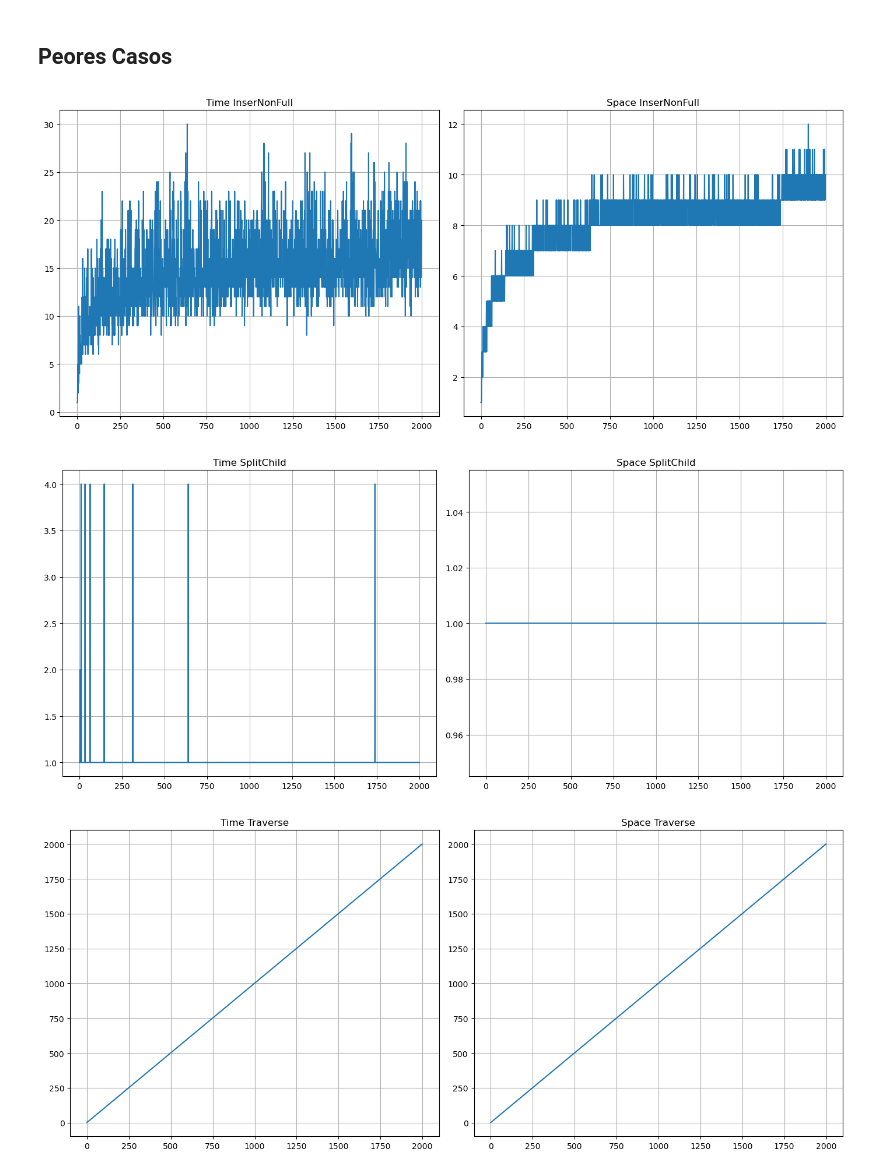
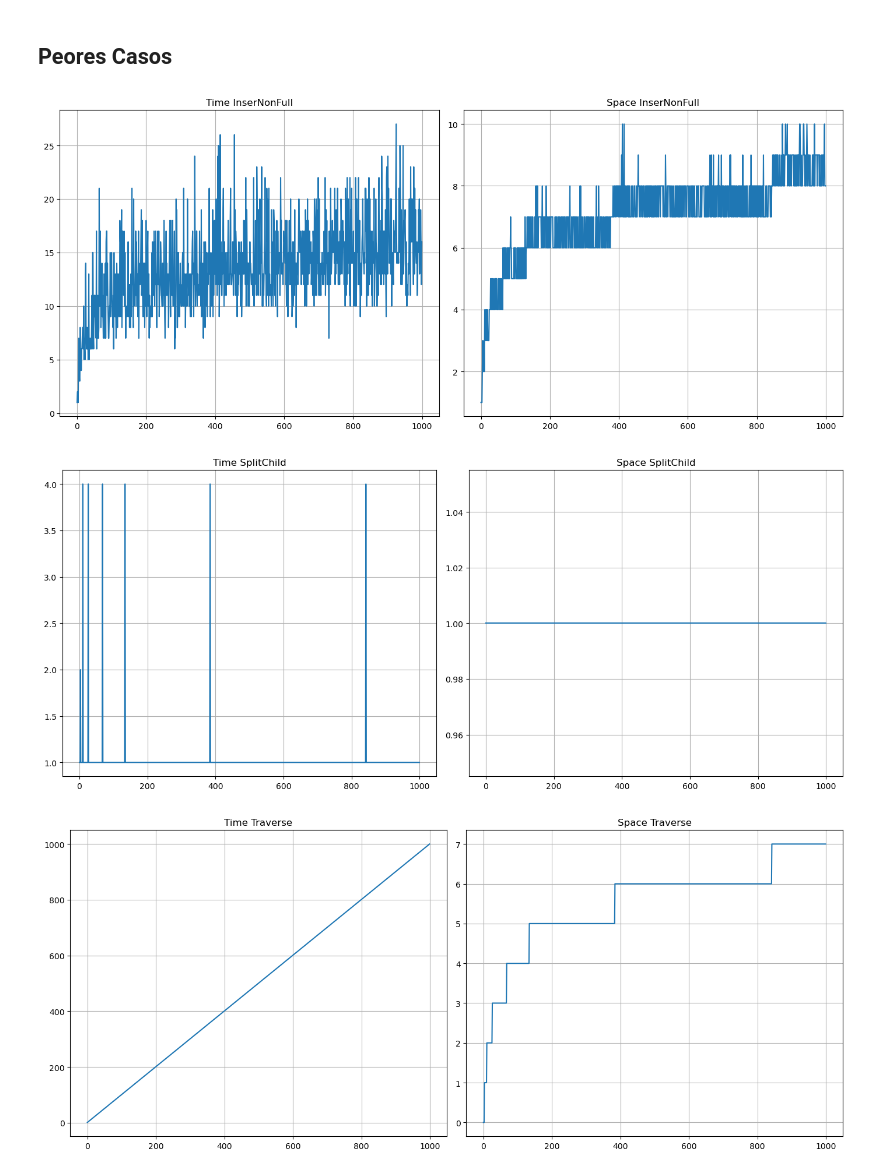
Before and after one commit to amglezb/EDA-II, a Jupyter notebook: PRACTICAS/GONZALEZ_BARRAGAN-PRACTICA_9/practica9.ipynb, the cells around one changed output. Cells and saved outputs as stored; diff of their text form; code cells hidden in the pictures.

```diff
--- a/PRACTICAS/GONZALEZ_BARRAGAN-PRACTICA_9/practica9.ipynb
+++ b/PRACTICAS/GONZALEZ_BARRAGAN-PRACTICA_9/practica9.ipynb
@@ -39,7 +39,7 @@ class BTreeNode:
                 time += 1
                 i -= 1                                          # log_t(n)*5(2t-1)          # log_t(n)*2
             if self.C[i + 1].n == 2 * self.t - 1:               # log_t(n)*14               # log_t(n)*1
-                ts, ss = self.splitChild(i + 1, self.C[i + 1])           # log_t(n)*(9+(93t-6))      # log_t(n)*(17t+3)
+                ts, ss = self.splitChild(i + 1, self.C[i + 1])  # log_t(n)*(9+(93t-6))      # log_t(n)*(17t+3)
                 time += ts
                 space += ss
                 if self.keys[i + 1].key < data.key:             # log_t(n)*10               # log_t(n)*1
@@ -78,17 +78,17 @@ class BTreeNode:
         # Mejor Caso                                            = 69t-11        = 12t+4
 
     def traverse(self, l, time, space):                                 # Temporal          # Espacial
+        space = max(space, l)
         for i in range(self.n):                                         # 9n                # 1
             time += 1
-            space += 1
             if not self.leaf:                                           # 4n                # 1
-                time, space = self.C[i].traverse(l + 1, time, space)    # 7n+n              # n
+                time, space = self.C[i].traverse(l + 1, time, space)    # 7n+n              # 1log_t(n)
             # print("\t" * l, l, self.keys[i], end=' ')                 # 8n
         # print()                                                       # 1
         if not self.leaf:                                               # 4                 # 1
-            time, space = self.C[self.n].traverse(l + 1, time, space)   # 8n                # n
+            time, space = self.C[self.n].traverse(l + 1, time, space)   # 8n                # 1log_t(n)
         return time, space
-        # Caso Peor/Promedio/Mejor:                                     = 37n+5             = 2n+3
+        # Caso Peor/Promedio/Mejor:                                     = 37n+5             = 2log_t(n)+3
 
     def search(self, k, time, space):                           # Temporal                  # Espacial
         time += 1
@@ -105,7 +105,7 @@ class BTreeNode:
         # Peor Caso                                             = 34tlog_t(n)+10log_t(n)+(log_t(n))^2
         #                                                                                   = 8log_t(n)
         # Mejor Caso                                            = 34t                       = 6
-        # Caso Promedio                                         # 17tlog_t(n)+5log_t(n)+(log_t(n))^2
+        # Caso Promedio                                         = 17tlog_t(n)+5log_t(n)+(log_t(n))^2
         #                                                                                   = 4log_t(n)
 
 class BTree:
@@ -183,7 +183,7 @@ Not Found
 LENGTH_STR = 5
 D = 2
 
-N = 2000
+N = 1000
 R_MIN = 100
 R_MAX = 1000000
 
@@ -219,33 +219,33 @@ for i in range(1, N + 1):
     ys_insert.append(space)
 
     yt_split.append(time_split)
     ys_split.append(space_split)
 
     time, space = A.traverse()
 
     yt_traverse.append(time)
     ys_traverse.append(space)
 
     k = i + 1
     _, time, space = A.search(k)
 
     yt_search.append(time)
     ys_search.append(space)
 
 titles = ["Time InserNonFull", "Space InserNonFull", "Time SplitChild", "Space SplitChild", "Time Traverse", "Space Traverse", "Time Search", "Space Search"]
 y = [yt_insert, ys_insert, yt_split, ys_split, yt_traverse, ys_traverse, yt_search, ys_search]
 
 for i in range(0, len(titles), 2):
     fig, axes = plt.subplots(nrows=1, ncols=2, figsize=(14, 6))
     axes[0].set_title(titles[i])
     axes[0].plot(x, y[i])
     axes[0].grid(1)
     axes[1].set_title(titles[i + 1])
     axes[1].plot(x, y[i + 1])
     axes[1].grid(1)
     plt.tight_layout()
     plt.show()
 # %% [output]
-[figure, old version]
+[figure, new version]
-[figure, old version]
+[figure, new version]
-[figure, old version]
+[figure, new version]
```
Also changed, not shown: parts of 1 cell of this notebook, 5 other files.
